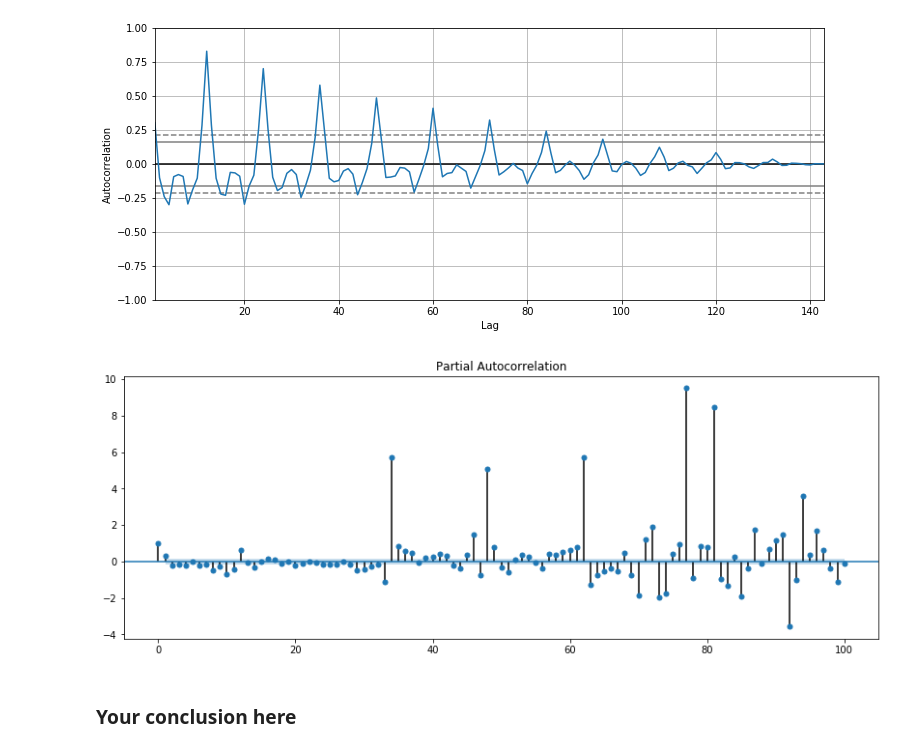
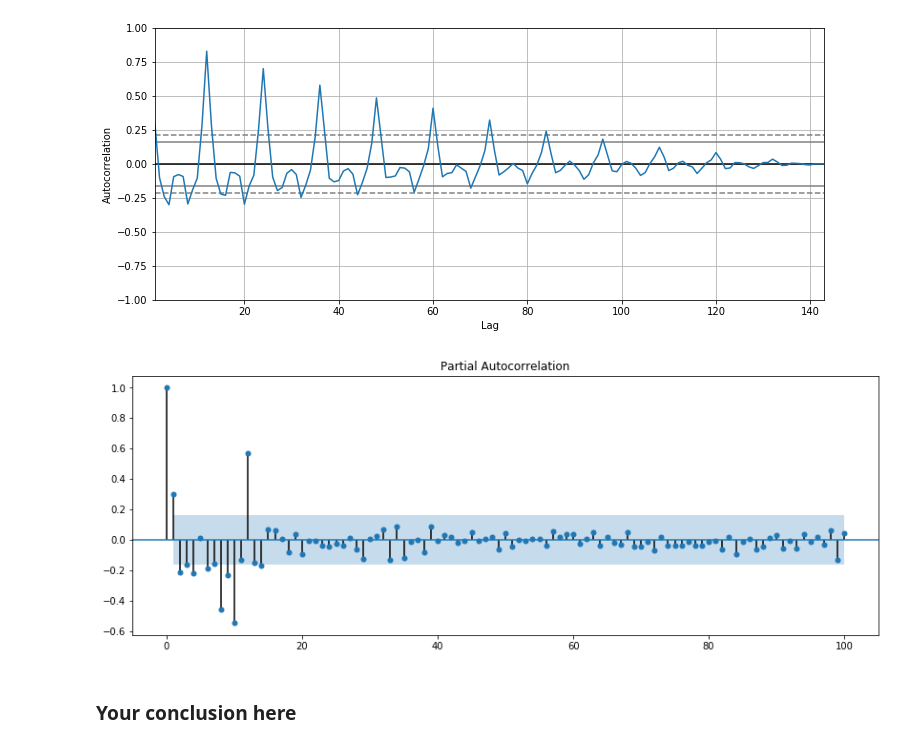
Before and after one commit to tzulungs/dsc-3-26-05-correlation-and-autocorrelation-in-time-series-lab-nyc-ds-career-012819, a Jupyter notebook: index.ipynb, the cells around one changed output. Saved outputs shown, nothing was run; the diff lists cells and outputs as text; code cells hidden in the pictures.

```diff
--- a/index.ipynb
+++ b/index.ipynb
@@ -192,9 +192,9 @@ pd.plotting.autocorrelation_plot(travel_diff.dropna());
 # %%
 rcParams['figure.figsize'] = 14, 5
 
-plot_pacf(travel_diff.dropna(), lags = 100, );
+plot_pacf(travel_diff.dropna(), lags = 100, method='ywm');
 # %% [output]
-[figure, old version]
+[figure, new version]
 # %% [markdown]
 ### Your conclusion here
 # %% [markdown]
```
